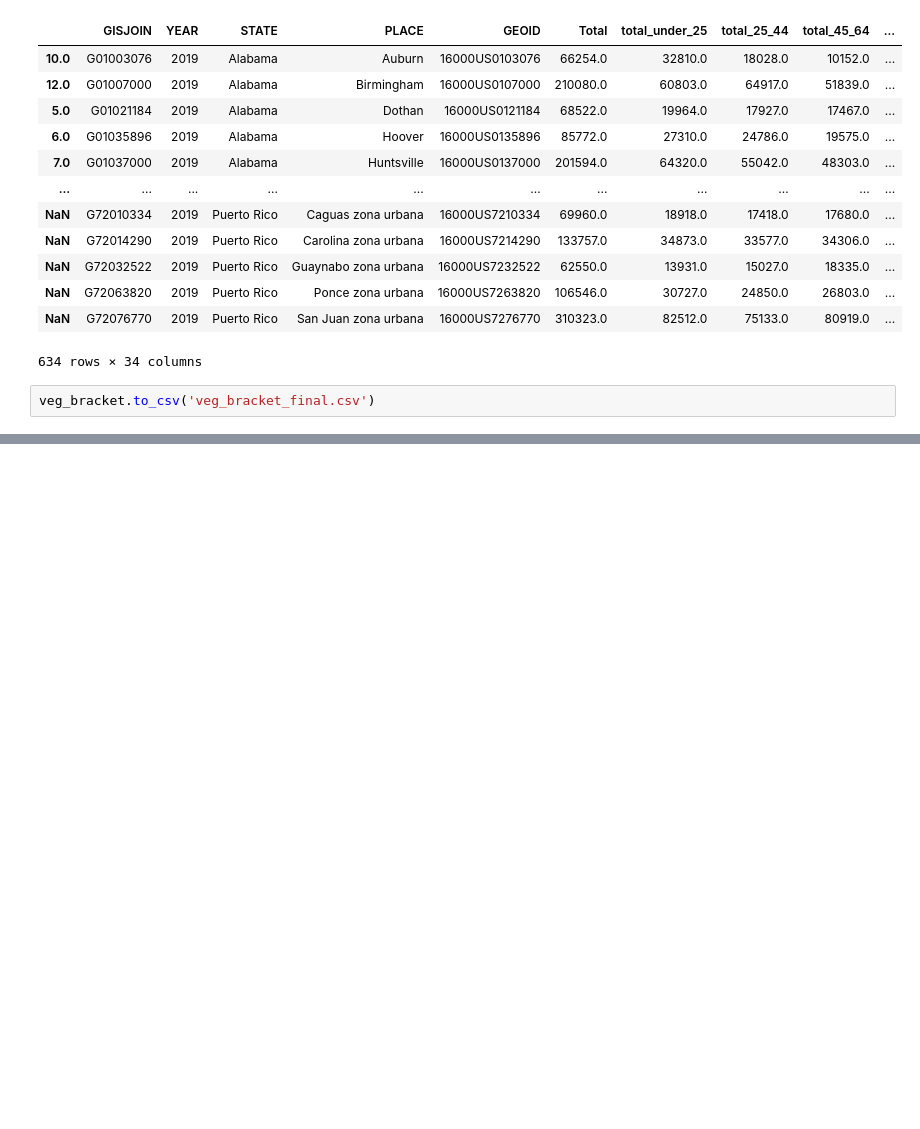
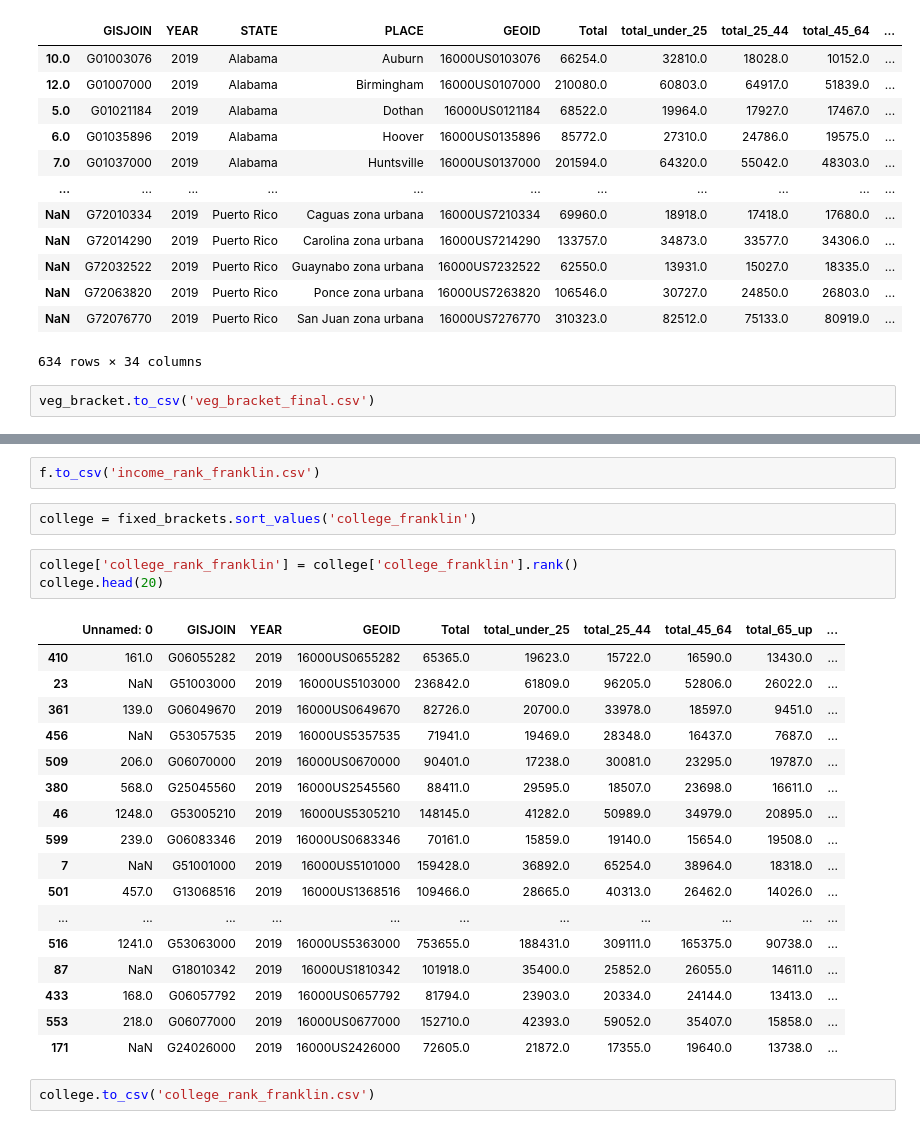
Before and after one commit to pennyandjude/Plant-Based-Franklin, a Jupyter notebook: Joined Restaurants and Brackets.ipynb, the cells around one changed output, grey strips where cells are left out. Drawn from its saved outputs; the diff is of its cells as text; blank space fills up the shorter version.

```diff
--- a/Joined Restaurants and Brackets.ipynb
+++ b/Joined Restaurants and Brackets.ipynb
@@ -144,0 +283,27 @@ veg_bracket.to_csv('veg_bracket_final.csv')
+# %%
+f.to_csv('income_rank_franklin.csv')
+# %%
+college = fixed_brackets.sort_values('college_franklin')
+# %%
+college['college_rank_franklin'] = college['college_franklin'].rank()
+college.head(20)
+# %% [output]
+|  | Unnamed: 0 | GISJOIN | YEAR | GEOID | Total | total_under_25 | total_25_44 | total_45_64 | total_65_up | ... |
+| 410 | 161.0 | G06055282 | 2019 | 16000US0655282 | 65365.0 | 19623.0 | 15722.0 | 16590.0 | 13430.0 | ... |
+| 23 | NaN | G51003000 | 2019 | 16000US5103000 | 236842.0 | 61809.0 | 96205.0 | 52806.0 | 26022.0 | ... |
+| 361 | 139.0 | G06049670 | 2019 | 16000US0649670 | 82726.0 | 20700.0 | 33978.0 | 18597.0 | 9451.0 | ... |
+| 456 | NaN | G53057535 | 2019 | 16000US5357535 | 71941.0 | 19469.0 | 28348.0 | 16437.0 | 7687.0 | ... |
+| 509 | 206.0 | G06070000 | 2019 | 16000US0670000 | 90401.0 | 17238.0 | 30081.0 | 23295.0 | 19787.0 | ... |
+| 380 | 568.0 | G25045560 | 2019 | 16000US2545560 | 88411.0 | 29595.0 | 18507.0 | 23698.0 | 16611.0 | ... |
+| 46 | 1248.0 | G53005210 | 2019 | 16000US5305210 | 148145.0 | 41282.0 | 50989.0 | 34979.0 | 20895.0 | ... |
+| 599 | 239.0 | G06083346 | 2019 | 16000US0683346 | 70161.0 | 15859.0 | 19140.0 | 15654.0 | 19508.0 | ... |
+| 7 | NaN | G51001000 | 2019 | 16000US5101000 | 159428.0 | 36892.0 | 65254.0 | 38964.0 | 18318.0 | ... |
+| 501 | 457.0 | G13068516 | 2019 | 16000US1368516 | 109466.0 | 28665.0 | 40313.0 | 26462.0 | 14026.0 | ... |
+| ... | ... | ... | ... | ... | ... | ... | ... | ... | ... | ... |
+| 516 | 1241.0 | G53063000 | 2019 | 16000US5363000 | 753655.0 | 188431.0 | 309111.0 | 165375.0 | 90738.0 | ... |
+| 87 | NaN | G18010342 | 2019 | 16000US1810342 | 101918.0 | 35400.0 | 25852.0 | 26055.0 | 14611.0 | ... |
+| 433 | 168.0 | G06057792 | 2019 | 16000US0657792 | 81794.0 | 23903.0 | 20334.0 | 24144.0 | 13413.0 | ... |
+| 553 | 218.0 | G06077000 | 2019 | 16000US0677000 | 152710.0 | 42393.0 | 59052.0 | 35407.0 | 15858.0 | ... |
+| 171 | NaN | G24026000 | 2019 | 16000US2426000 | 72605.0 | 21872.0 | 17355.0 | 19640.0 | 13738.0 | ... |
+# %%
+college.to_csv('college_rank_franklin.csv')
```
Also changed, not shown: parts of 18 cells of this notebook.
